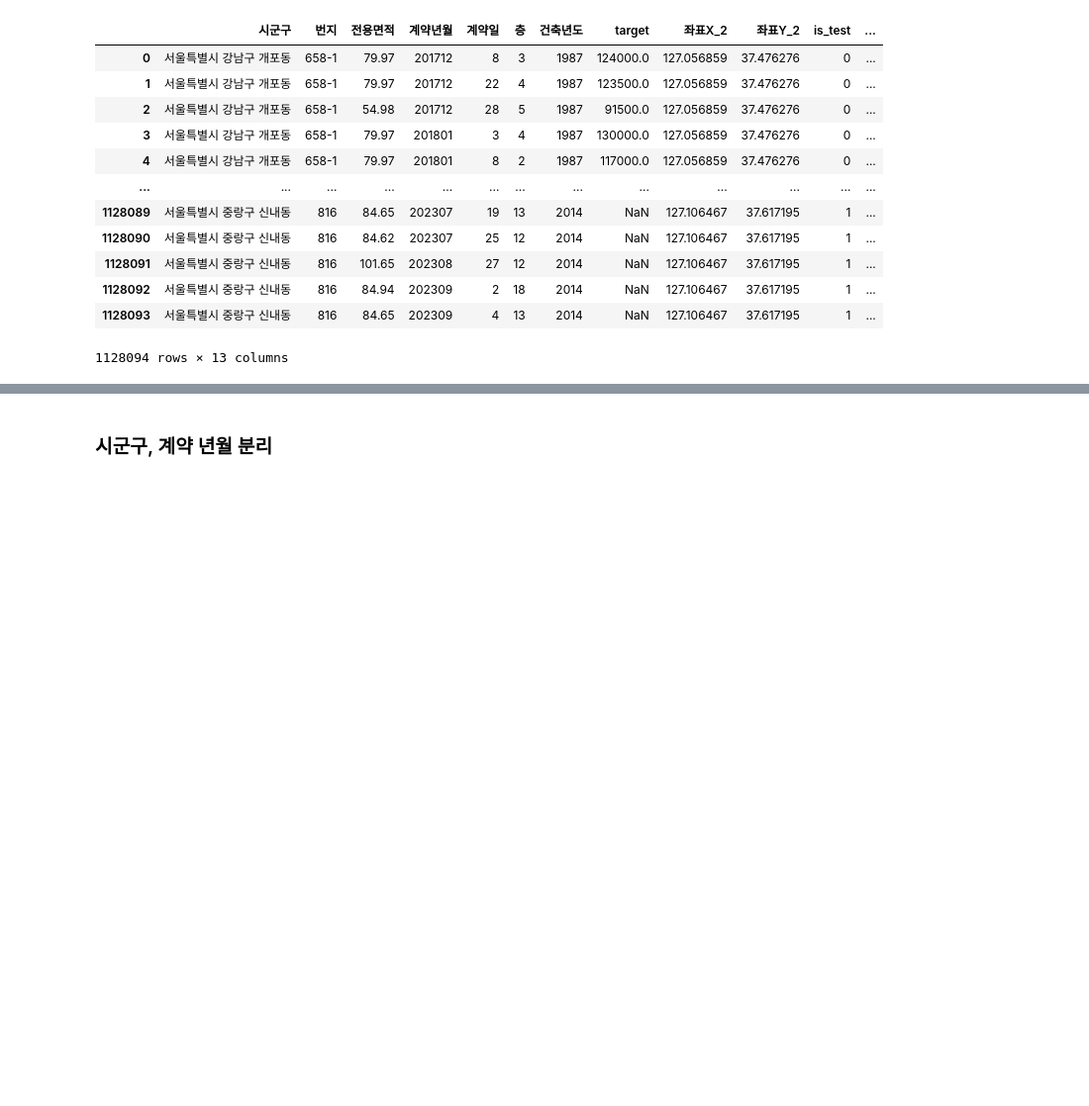
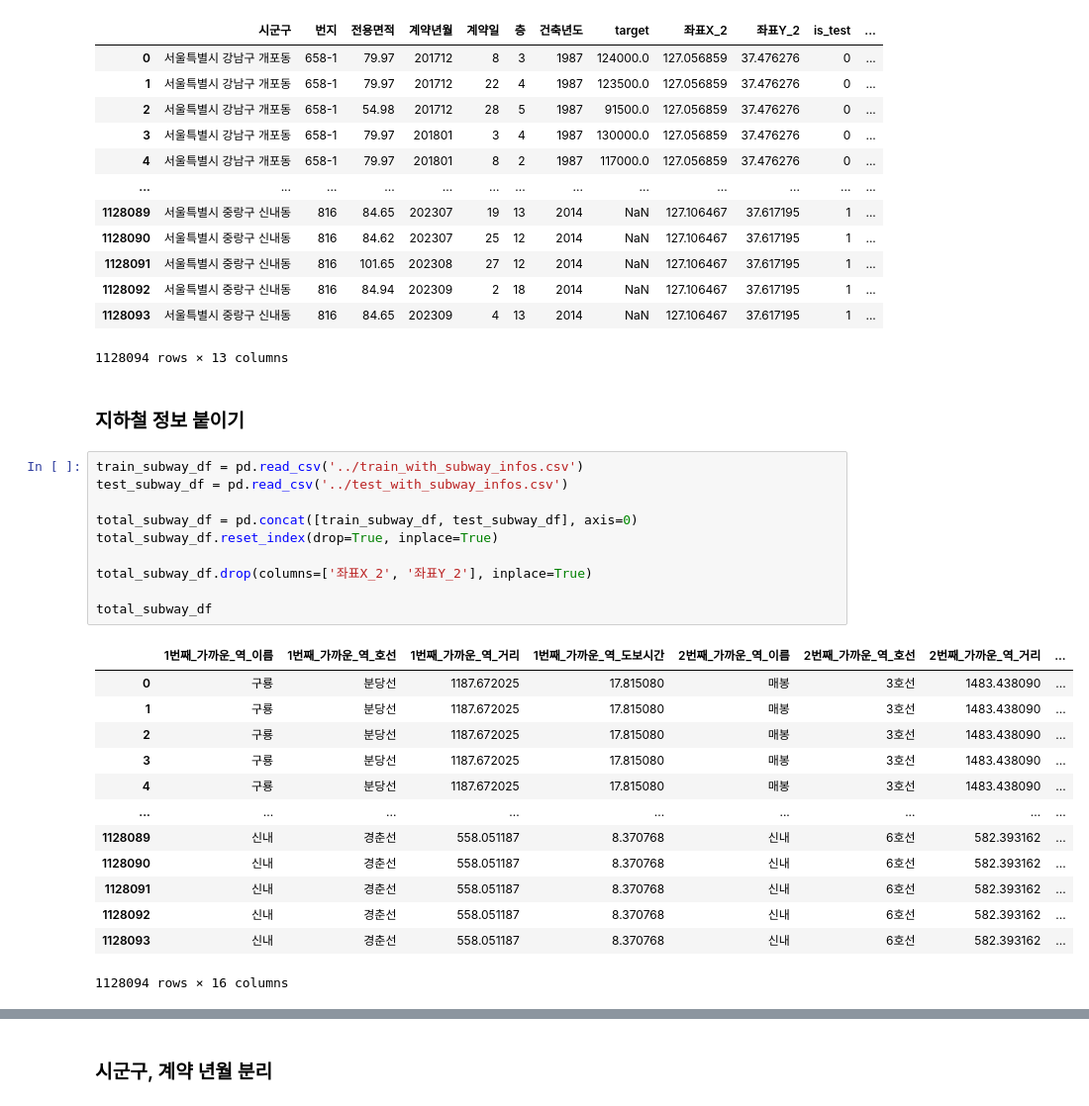
Before and after one commit to UpstageAILab3/upstage-ml-regression-ml5-pub, a Jupyter notebook: Model.ipynb, the cells around one changed output, grey strips where cells are left out. Shown: that part at 99% size. Saved outputs shown, nothing was run; the diff lists cells and outputs as text; blank space fills up the shorter version.

```diff
--- a/Model.ipynb
+++ b/Model.ipynb
@@ -139,3 +140,29 @@ df_concat
 | 1128092 | 서울특별시 중랑구 신내동 | 816 | 84.94 | 202309 | 2 | 18 | 2014 | NaN | 127.106467 | 37.617195 | 1 | ... |
 | 1128093 | 서울특별시 중랑구 신내동 | 816 | 84.65 | 202309 | 4 | 13 | 2014 | NaN | 127.106467 | 37.617195 | 1 | ... |
 1128094 rows × 13 columns
+# %% [markdown]
+### 지하철 정보 붙이기
+# %%
+train_subway_df = pd.read_csv('../train_with_subway_infos.csv')
+test_subway_df = pd.read_csv('../test_with_subway_infos.csv')
+
+total_subway_df = pd.concat([train_subway_df, test_subway_df], axis=0)
+total_subway_df.reset_index(drop=True, inplace=True)
+
+total_subway_df.drop(columns=['좌표X_2', '좌표Y_2'], inplace=True)
+
+total_subway_df
+# %% [output]
+|  | 1번째_가까운_역_이름 | 1번째_가까운_역_호선 | 1번째_가까운_역_거리 | 1번째_가까운_역_도보시간 | 2번째_가까운_역_이름 | 2번째_가까운_역_호선 | 2번째_가까운_역_거리 | ... |
+| 0 | 구룡 | 분당선 | 1187.672025 | 17.815080 | 매봉 | 3호선 | 1483.438090 | ... |
+| 1 | 구룡 | 분당선 | 1187.672025 | 17.815080 | 매봉 | 3호선 | 1483.438090 | ... |
+| 2 | 구룡 | 분당선 | 1187.672025 | 17.815080 | 매봉 | 3호선 | 1483.438090 | ... |
+| 3 | 구룡 | 분당선 | 1187.672025 | 17.815080 | 매봉 | 3호선 | 1483.438090 | ... |
+| 4 | 구룡 | 분당선 | 1187.672025 | 17.815080 | 매봉 | 3호선 | 1483.438090 | ... |
+| ... | ... | ... | ... | ... | ... | ... | ... | ... |
+| 1128089 | 신내 | 경춘선 | 558.051187 | 8.370768 | 신내 | 6호선 | 582.393162 | ... |
+| 1128090 | 신내 | 경춘선 | 558.051187 | 8.370768 | 신내 | 6호선 | 582.393162 | ... |
+| 1128091 | 신내 | 경춘선 | 558.051187 | 8.370768 | 신내 | 6호선 | 582.393162 | ... |
+| 1128092 | 신내 | 경춘선 | 558.051187 | 8.370768 | 신내 | 6호선 | 582.393162 | ... |
+| 1128093 | 신내 | 경춘선 | 558.051187 | 8.370768 | 신내 | 6호선 | 582.393162 | ... |
+1128094 rows × 16 columns
```
Also changed, not shown: parts of 15 cells of this notebook.
